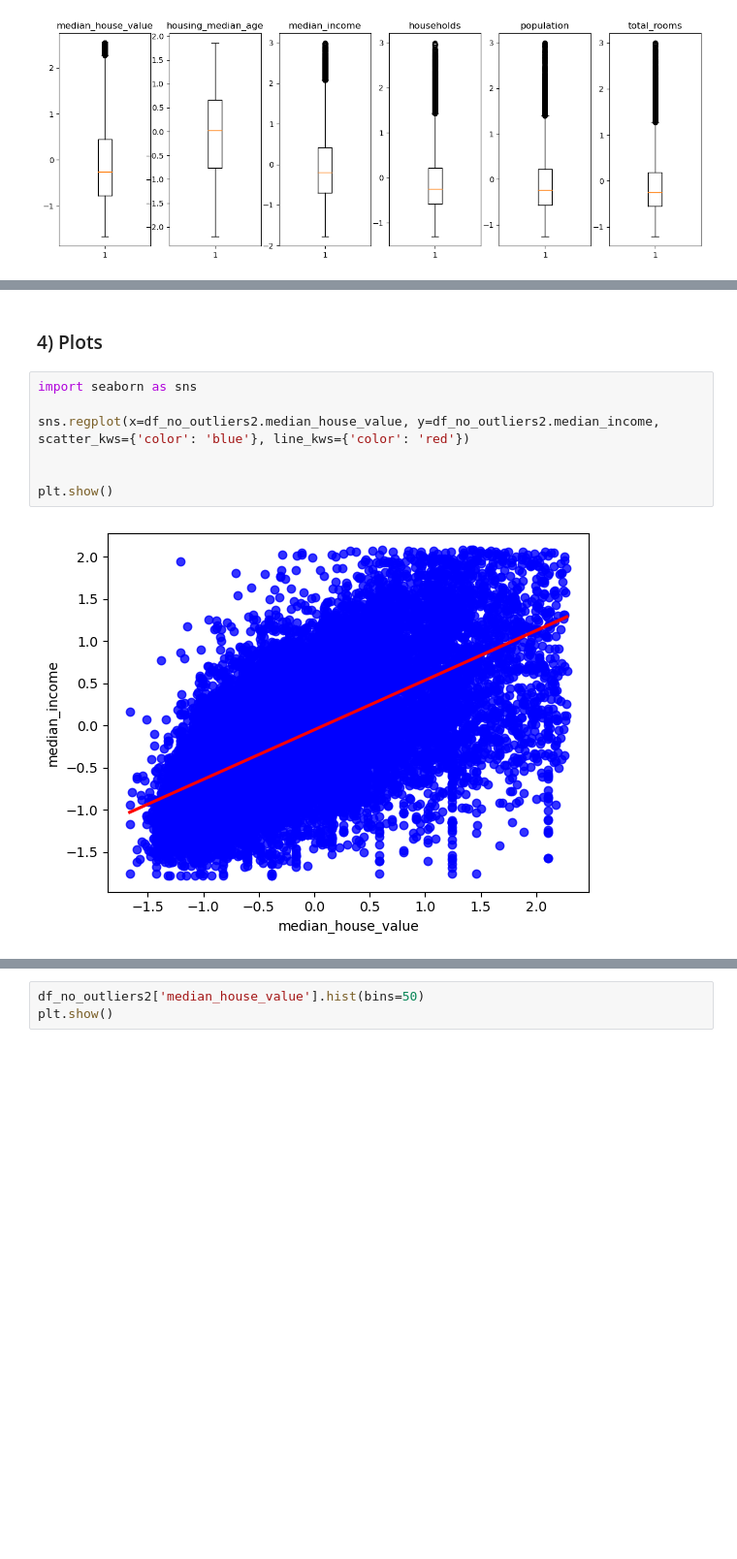
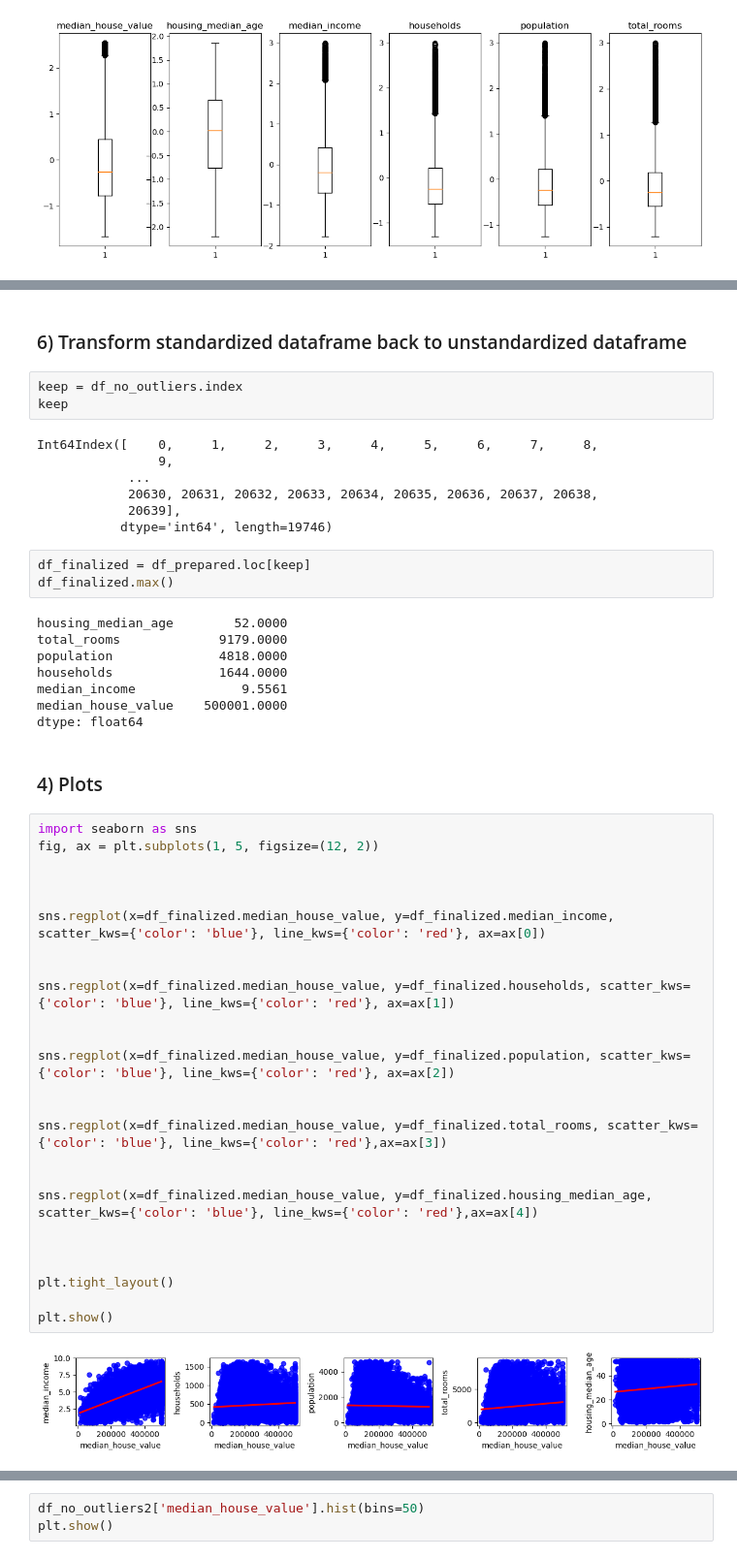
Before and after one commit to frankzhongzd/California-Housing-Prices-1990, a Jupyter notebook: Code/Project 1- Feb 2.ipynb, the cells around one changed output, grey strips where cells are left out. Shown at 97% size. Cells and saved outputs as stored; diff of their text form; blank space fills up the shorter version.

Commit message:
Added Bin Scatter Plots

```diff
--- a/Code/Project 1- Feb 2.ipynb
+++ b/Code/Project 1- Feb 2.ipynb
@@ -349,12 +302,53 @@ plt.show()
+# %% [markdown]
+### 6) Transform standardized dataframe back to unstandardized dataframe
+# %%
+keep = df_no_outliers.index
+keep
+# %% [output]
+Int64Index([    0,     1,     2,     3,     4,     5,     6,     7,     8,
+                9,
+            ...
+            20630, 20631, 20632, 20633, 20634, 20635, 20636, 20637, 20638,
+            20639],
+           dtype='int64', length=19746)
+# %%
+df_finalized = df_prepared.loc[keep]
+df_finalized.max()
+# %% [output]
+housing_median_age        52.0000
+total_rooms             9179.0000
+population              4818.0000
+households              1644.0000
+median_income              9.5561
+median_house_value    500001.0000
+dtype: float64
 # %% [markdown]
 ### 4) Plots
 # %%
 import seaborn as sns
-
-sns.regplot(x=df_no_outliers2.median_house_value, y=df_no_outliers2.median_income, scatter_kws={'color': 'blue'}, line_kws={'color': 'red'})
+fig, ax = plt.subplots(1, 5, figsize=(12, 2))
 
 
+
+sns.regplot(x=df_finalized.median_house_value, y=df_finalized.median_income, scatter_kws={'color': 'blue'}, line_kws={'color': 'red'}, ax=ax[0])
+
+
+sns.regplot(x=df_finalized.median_house_value, y=df_finalized.households, scatter_kws={'color': 'blue'}, line_kws={'color': 'red'}, ax=ax[1])
+
+
+sns.regplot(x=df_finalized.median_house_value, y=df_finalized.population, scatter_kws={'color': 'blue'}, line_kws={'color': 'red'}, ax=ax[2])
+
+
+sns.regplot(x=df_finalized.median_house_value, y=df_finalized.total_rooms, scatter_kws={'color': 'blue'}, line_kws={'color': 'red'},ax=ax[3])
+
+
+sns.regplot(x=df_finalized.median_house_value, y=df_finalized.housing_median_age, scatter_kws={'color': 'blue'}, line_kws={'color': 'red'},ax=ax[4])
+
+
+
+plt.tight_layout()
+
 plt.show()
 # %% [output]
-[figure, old version]
+[figure, new version]
 # %%
```
Also changed, not shown: parts of 26 cells of this notebook, 3 other files.
